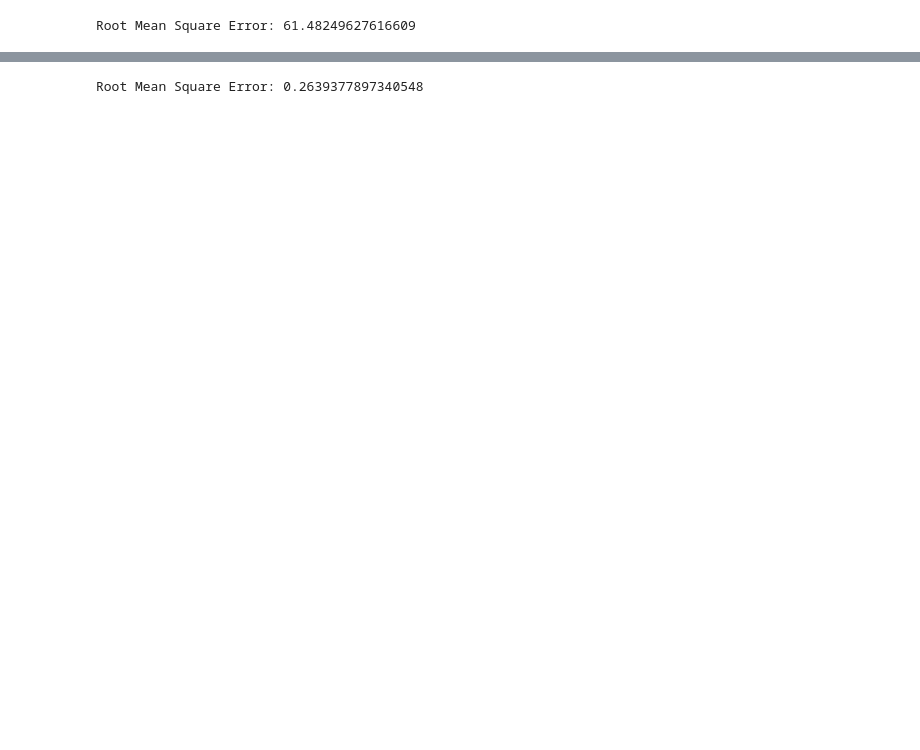
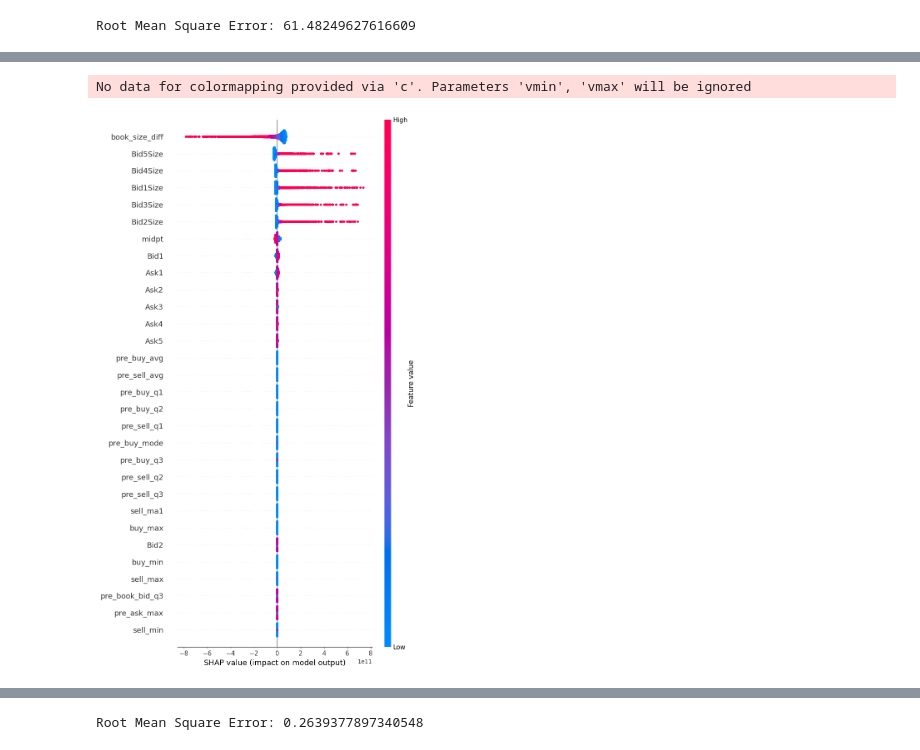
Before and after one commit to chun-code/stock_price, a Jupyter notebook: code.ipynb, the cells around one changed output, grey strips where cells are left out. Drawn from its saved outputs; the diff is of its cells as text; code cells hidden in the pictures; blank space fills up the shorter version.

```diff
--- a/code.ipynb
+++ b/code.ipynb
@@ -632,0 +635,3 @@ feature_data.head()
+# %%
+feature_data = pd.read_csv('feature_data.csv')
+feature_data.head()
@@ -711,0 +735,7 @@ Root Mean Square Error: 0.25126851496775904
+# %%
+explainer = shap.LinearExplainer(reg, x_train)
+# %%
+shap.summary_plot(explainer.shap_values(x_train), x_train, max_display=30)
+# %% [output]
+No data for colormapping provided via 'c'. Parameters 'vmin', 'vmax' will be ignored
+[figure, added]
```
Also changed, not shown: parts of 19 cells of this notebook.
